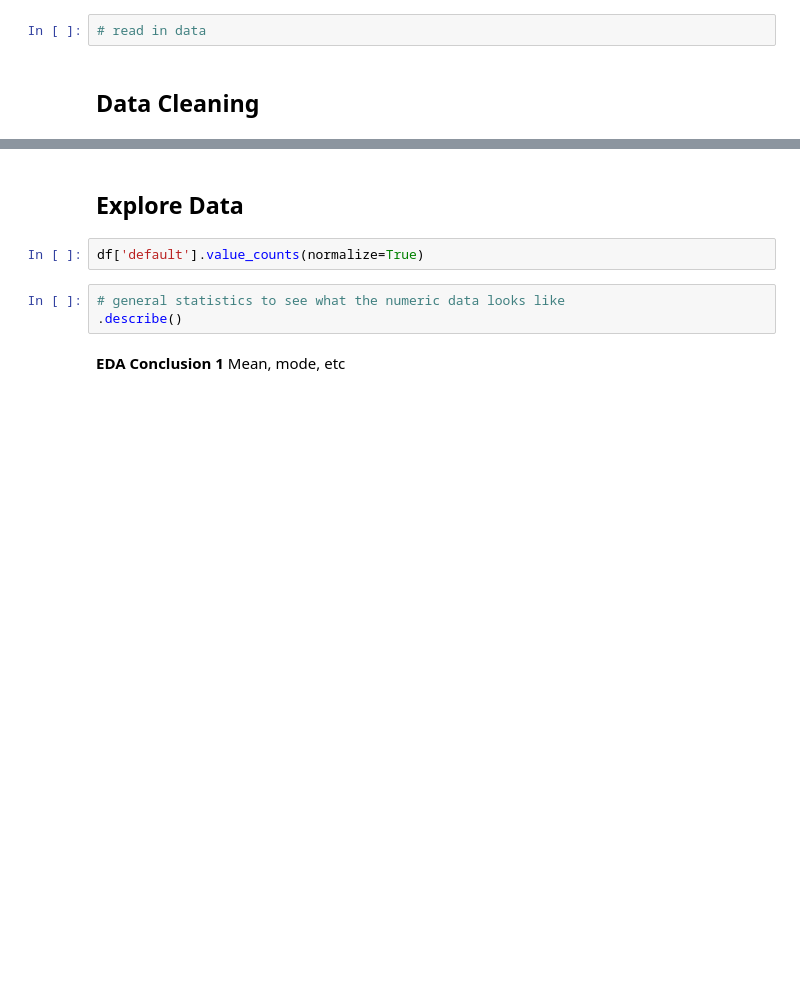
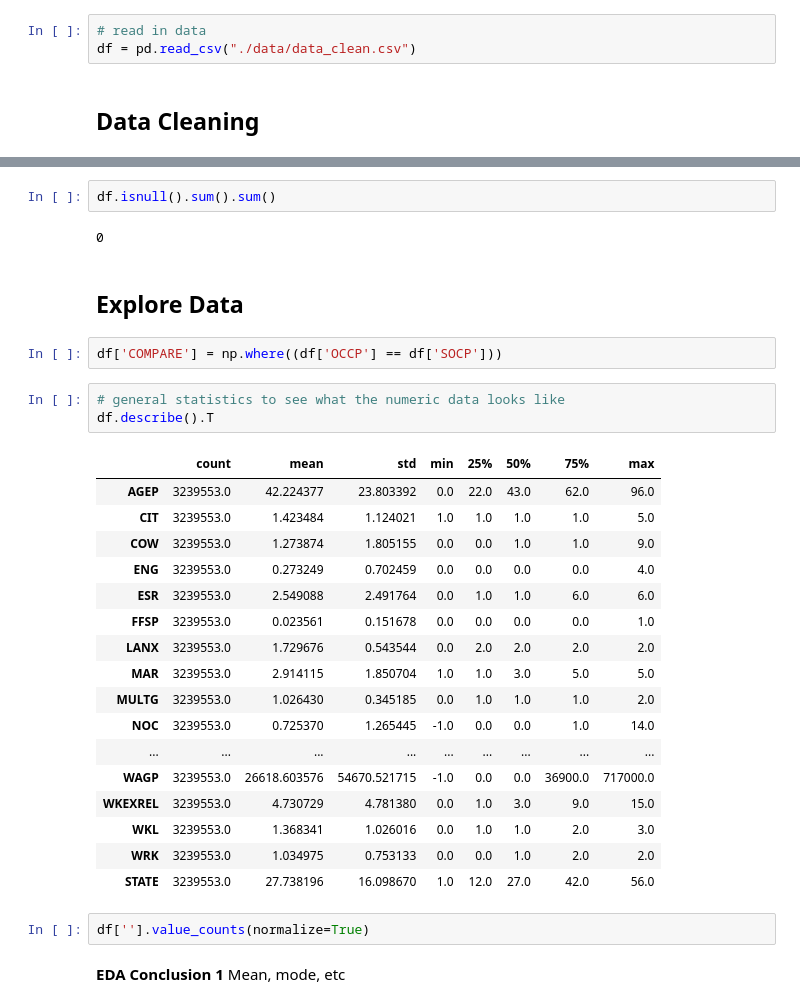
Before and after one commit to brandiehatch/capstone, a Jupyter notebook: 02-eda-capstone.ipynb, the cells around one changed output, grey strips where cells are left out. Saved outputs shown, nothing was run; the diff lists cells and outputs as text; blank space fills up the shorter version.

```diff
--- a/02-eda-capstone.ipynb
+++ b/02-eda-capstone.ipynb
@@ -46,5 +46,6 @@ import statsmodels.api as sm
 pd.options.display.max_columns =999
 # %%
 # read in data
+df = pd.read_csv("./data/data_clean.csv")
 # %% [markdown]
 ## Data Cleaning
@@ -67,10 +86,34 @@ df.to_csv('../data/')
+# %%
+df.isnull().sum().sum()
+# %% [output]
+0
 # %% [markdown]
 ## Explore Data
+# %%
+df['COMPARE'] = np.where((df['OCCP'] == df['SOCP']))
+# %%
+# general statistics to see what the numeric data looks like
+df.describe().T
+# %% [output]
+|  | count | mean | std | min | 25% | 50% | 75% | max |
+| AGEP | 3239553.0 | 42.224377 | 23.803392 | 0.0 | 22.0 | 43.0 | 62.0 | 96.0 |
+| CIT | 3239553.0 | 1.423484 | 1.124021 | 1.0 | 1.0 | 1.0 | 1.0 | 5.0 |
+| COW | 3239553.0 | 1.273874 | 1.805155 | 0.0 | 0.0 | 1.0 | 1.0 | 9.0 |
+| ENG | 3239553.0 | 0.273249 | 0.702459 | 0.0 | 0.0 | 0.0 | 0.0 | 4.0 |
+| ESR | 3239553.0 | 2.549088 | 2.491764 | 0.0 | 1.0 | 1.0 | 6.0 | 6.0 |
+| FFSP | 3239553.0 | 0.023561 | 0.151678 | 0.0 | 0.0 | 0.0 | 0.0 | 1.0 |
+| LANX | 3239553.0 | 1.729676 | 0.543544 | 0.0 | 2.0 | 2.0 | 2.0 | 2.0 |
+| MAR | 3239553.0 | 2.914115 | 1.850704 | 1.0 | 1.0 | 3.0 | 5.0 | 5.0 |
+| MULTG | 3239553.0 | 1.026430 | 0.345185 | 0.0 | 1.0 | 1.0 | 1.0 | 2.0 |
+| NOC | 3239553.0 | 0.725370 | 1.265445 | -1.0 | 0.0 | 0.0 | 1.0 | 14.0 |
+| ... | ... | ... | ... | ... | ... | ... | ... | ... |
+| WAGP | 3239553.0 | 26618.603576 | 54670.521715 | -1.0 | 0.0 | 0.0 | 36900.0 | 717000.0 |
+| WKEXREL | 3239553.0 | 4.730729 | 4.781380 | 0.0 | 1.0 | 3.0 | 9.0 | 15.0 |
+| WKL | 3239553.0 | 1.368341 | 1.026016 | 0.0 | 1.0 | 1.0 | 2.0 | 3.0 |
+| WRK | 3239553.0 | 1.034975 | 0.753133 | 0.0 | 0.0 | 1.0 | 2.0 | 2.0 |
+| STATE | 3239553.0 | 27.738196 | 16.098670 | 1.0 | 12.0 | 27.0 | 42.0 | 56.0 |
 # %%
-df['default'].value_counts(normalize=True)
+df[''].value_counts(normalize=True)
-# %%
-# general statistics to see what the numeric data looks like
-.describe()
 # %% [markdown]
 __EDA Conclusion 1__
 Mean, mode, etc
```
Also changed, not shown: parts of 9 cells of this notebook, 1 other file.
